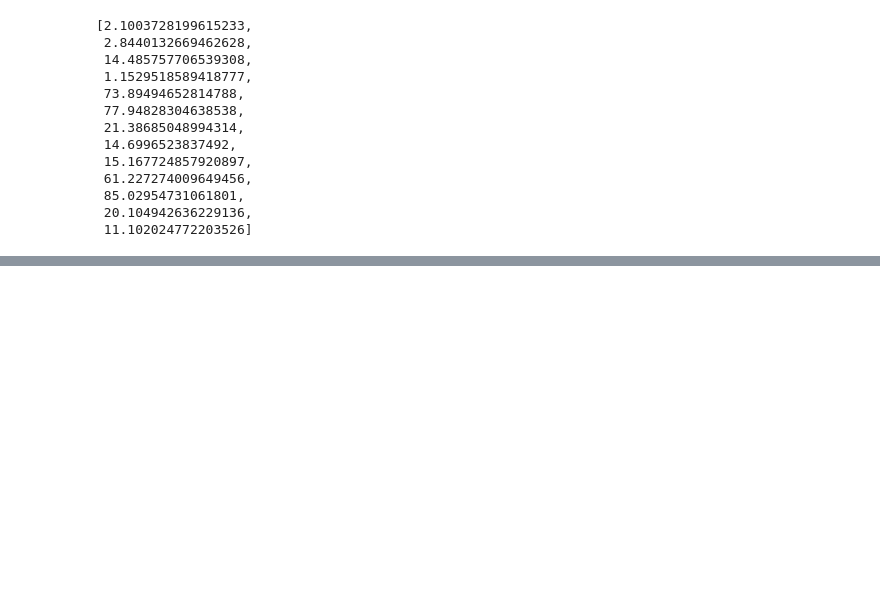
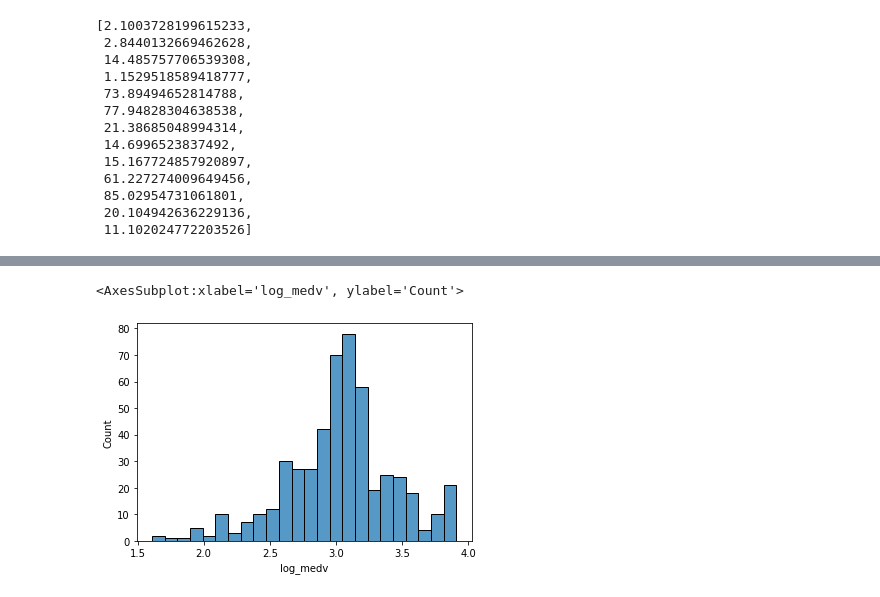
Before and after one commit to EshaanJoshiSDBI/Notes, a Jupyter notebook: Sem4/Fundamentals of Pattern Recognition/Nov29.ipynb, the cells around one changed output, grey strips where cells are left out. Cells and saved outputs as stored; diff of their text form; code cells hidden in the pictures; blank space fills up the shorter version.

```diff
--- a/Sem4/Fundamentals of Pattern Recognition/Nov29.ipynb
+++ b/Sem4/Fundamentals of Pattern Recognition/Nov29.ipynb
@@ -355,0 +391,7 @@ variance_inflation_factor()
+# %%
+df_boston['log_medv'] = np.log(df_boston['medv'])
+# %%
+sns.histplot(df_boston['log_medv'])
+# %% [output]
+<AxesSubplot:xlabel='log_medv', ylabel='Count'>
+[figure, added]
```
Also changed, not shown: parts of 49 cells of this notebook.
